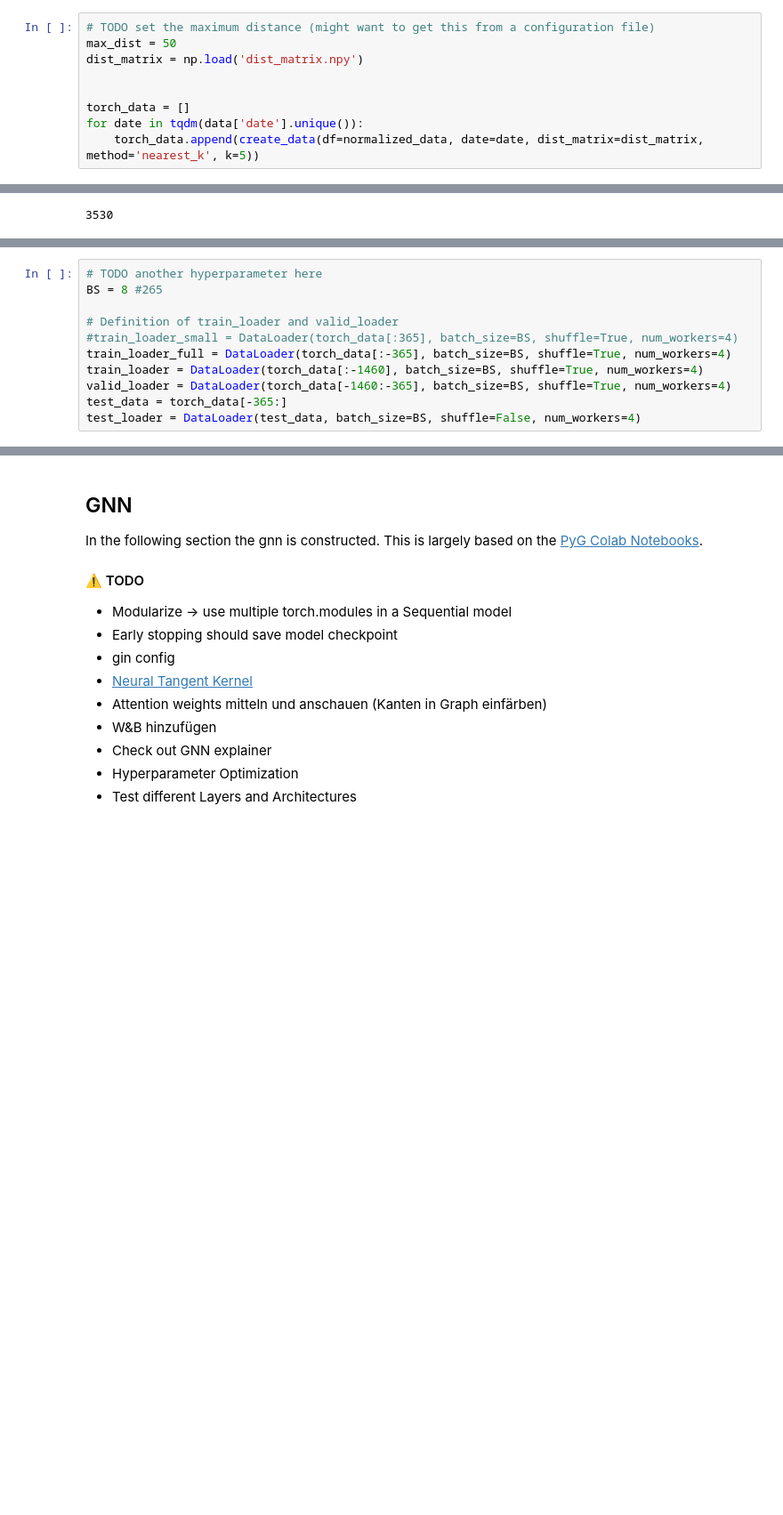
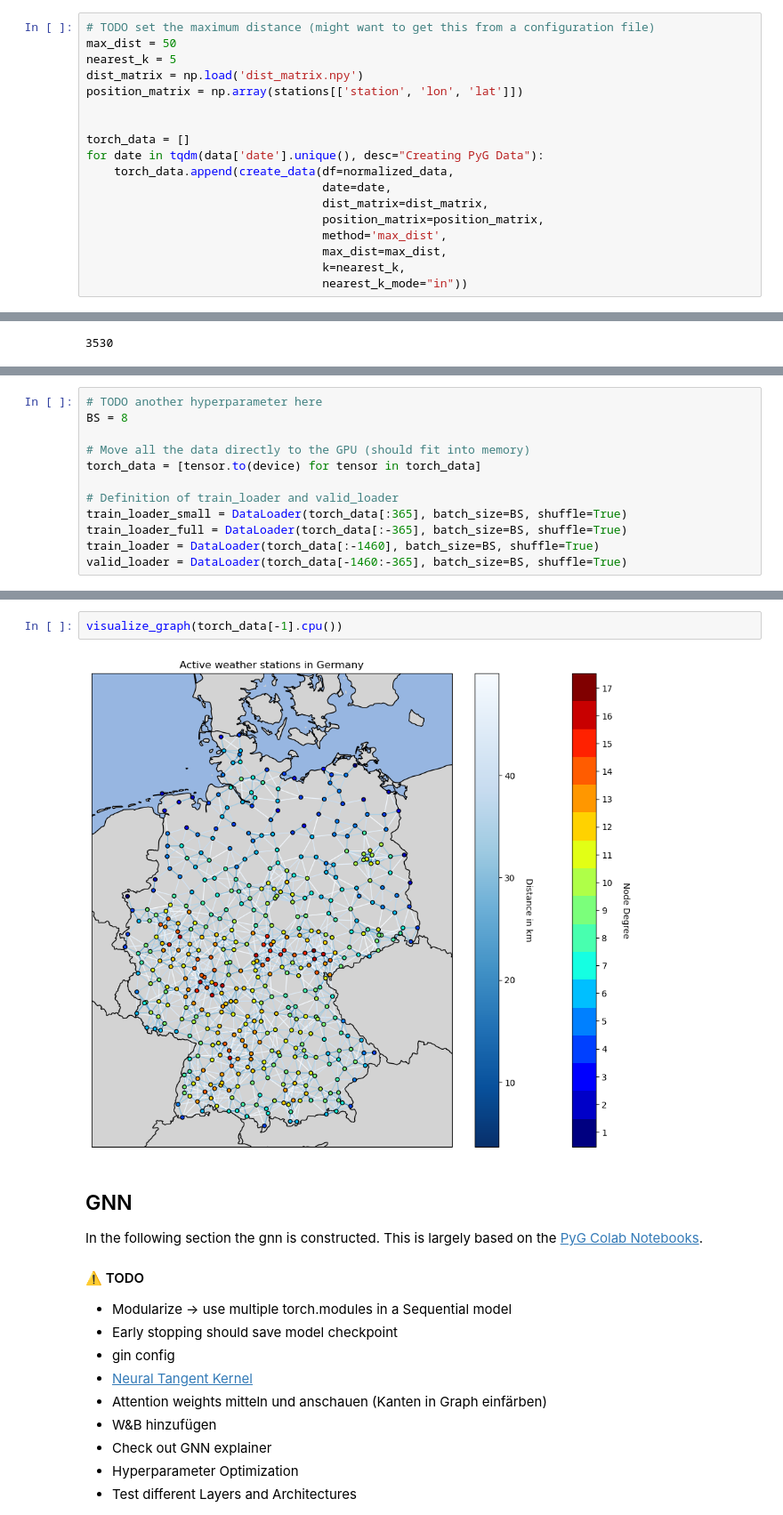
Before and after one commit to m-j-w-f/GNNPP, a Jupyter notebook: gnn/gnn.ipynb, the cells around one changed output, grey strips where cells are left out. Shown at 89% size. Saved outputs shown, nothing was run; the diff lists cells and outputs as text; blank space fills up the shorter version.

```diff
--- a/gnn/gnn.ipynb
+++ b/gnn/gnn.ipynb
@@ -61,10 +70,19 @@ The Dataset which is a `pandas.DataFrame` gets converted to a `torch_geometric.d
 # %%
 # TODO set the maximum distance (might want to get this from a configuration file)
 max_dist = 50
+nearest_k = 5
 dist_matrix = np.load('dist_matrix.npy')
+position_matrix = np.array(stations[['station', 'lon', 'lat']])
 
 
 torch_data = []
-for date in tqdm(data['date'].unique()):
-    torch_data.append(create_data(df=normalized_data, date=date, dist_matrix=dist_matrix, method='nearest_k', k=5))
+for date in tqdm(data['date'].unique(), desc="Creating PyG Data"):
+    torch_data.append(create_data(df=normalized_data,
+                                  date=date,
+                                  dist_matrix=dist_matrix,
+                                  position_matrix=position_matrix,
+                                  method='max_dist',
+                                  max_dist=max_dist,
+                                  k=nearest_k,
+                                  nearest_k_mode="in"))
 # %% [markdown]
@@ -76,12 +99,13 @@ print(len(torch_data))
 # %%
 # TODO another hyperparameter here
-BS = 8 #265
+BS = 8
+
+# Move all the data directly to the GPU (should fit into memory)
+torch_data = [tensor.to(device) for tensor in torch_data]
 
 # Definition of train_loader and valid_loader
-#train_loader_small = DataLoader(torch_data[:365], batch_size=BS, shuffle=True, num_workers=4)
-train_loader_full = DataLoader(torch_data[:-365], batch_size=BS, shuffle=True, num_workers=4)
-train_loader = DataLoader(torch_data[:-1460], batch_size=BS, shuffle=True, num_workers=4)
-valid_loader = DataLoader(torch_data[-1460:-365], batch_size=BS, shuffle=True, num_workers=4)
-test_data = torch_data[-365:]
-test_loader = DataLoader(test_data, batch_size=BS, shuffle=False, num_workers=4)
+train_loader_small = DataLoader(torch_data[:365], batch_size=BS, shuffle=True)
+train_loader_full = DataLoader(torch_data[:-365], batch_size=BS, shuffle=True)
+train_loader = DataLoader(torch_data[:-1460], batch_size=BS, shuffle=True)
+valid_loader = DataLoader(torch_data[-1460:-365], batch_size=BS, shuffle=True)
 # %% [markdown]
@@ -93,3 +113,7 @@ visualize_graph(torch_data[100], stations=stations)
+# %%
+visualize_graph(torch_data[-1].cpu())
+# %% [output]
+[figure, added]
 # %% [markdown]
 ## GNN
 
```
Also changed, not shown: parts of 41 cells of this notebook, 9 other files.
